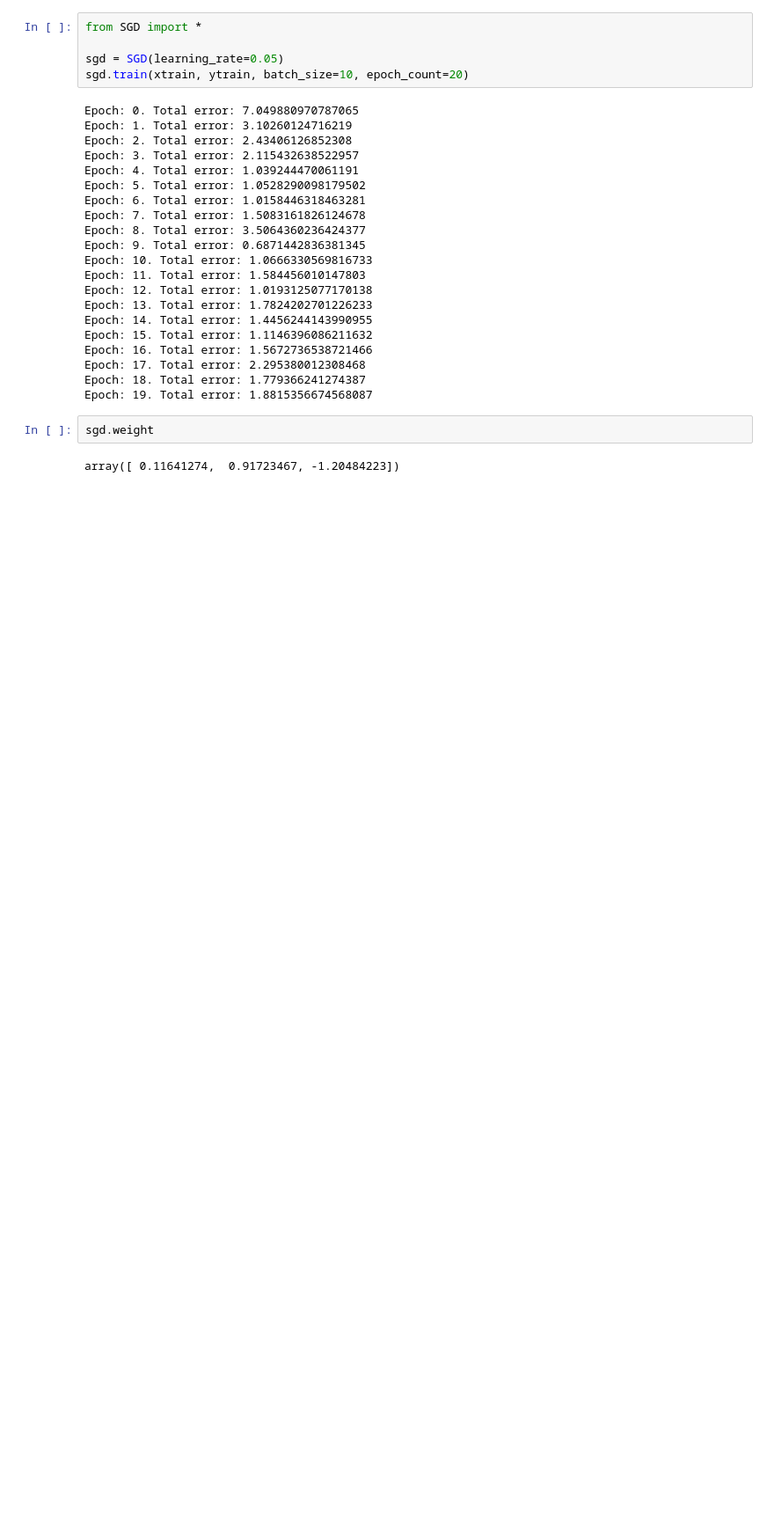
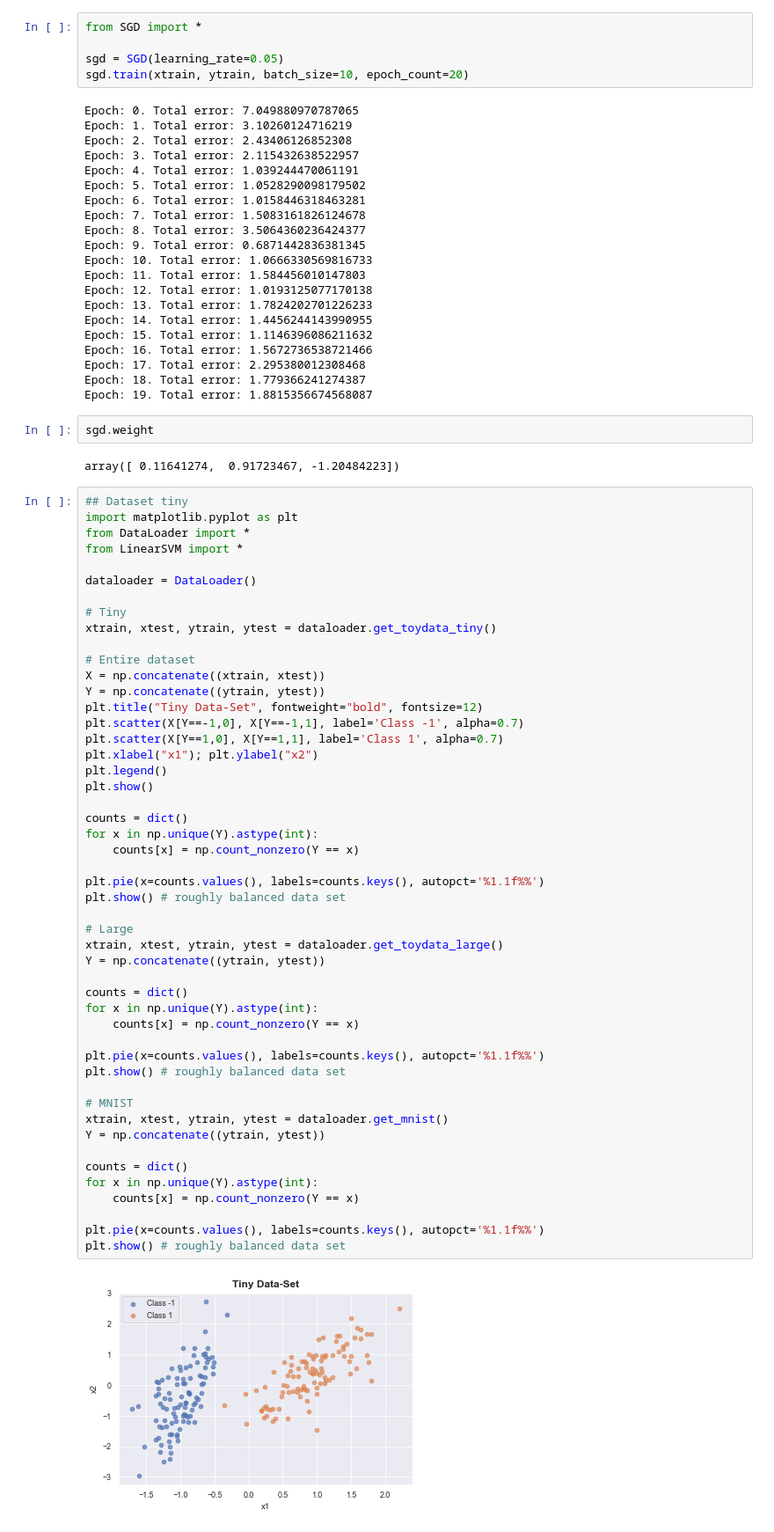
Before and after one commit to glarkstoat/SVM-using-SGD, a Jupyter notebook: test.ipynb, the cells around one changed output. Shown: that part at 88% size. Saved outputs shown, nothing was run; the diff lists cells and outputs as text; blank space fills up the shorter version.

```diff
--- a/test.ipynb
+++ b/test.ipynb
@@ -28,3 +28,54 @@ Epoch: 19. Total error: 1.8815356674568087
 sgd.weight
 # %% [output]
 array([ 0.11641274,  0.91723467, -1.20484223])
+# %%
+## Dataset tiny
+import matplotlib.pyplot as plt
+from DataLoader import *
+from LinearSVM import *
+
+dataloader = DataLoader()
+
+# Tiny
+xtrain, xtest, ytrain, ytest = dataloader.get_toydata_tiny()
+
+# Entire dataset
+X = np.concatenate((xtrain, xtest))
+Y = np.concatenate((ytrain, ytest))
+plt.title("Tiny Data-Set", fontweight="bold", fontsize=12)
+plt.scatter(X[Y==-1,0], X[Y==-1,1], label='Class -1', alpha=0.7)
+plt.scatter(X[Y==1,0], X[Y==1,1], label='Class 1', alpha=0.7)
+plt.xlabel("x1"); plt.ylabel("x2")
+plt.legend()
+plt.show()
+
+counts = dict()
+for x in np.unique(Y).astype(int):
+    counts[x] = np.count_nonzero(Y == x)
+
+plt.pie(x=counts.values(), labels=counts.keys(), autopct='%1.1f%%')
+plt.show() # roughly balanced data set
+
+# Large
+xtrain, xtest, ytrain, ytest = dataloader.get_toydata_large()
+Y = np.concatenate((ytrain, ytest))
+
+counts = dict()
+for x in np.unique(Y).astype(int):
+    counts[x] = np.count_nonzero(Y == x)
+
+plt.pie(x=counts.values(), labels=counts.keys(), autopct='%1.1f%%')
+plt.show() # roughly balanced data set
+
+# MNIST
+xtrain, xtest, ytrain, ytest = dataloader.get_mnist()
+Y = np.concatenate((ytrain, ytest))
+
+counts = dict()
+for x in np.unique(Y).astype(int):
+    counts[x] = np.count_nonzero(Y == x)
+
+plt.pie(x=counts.values(), labels=counts.keys(), autopct='%1.1f%%')
+plt.show() # roughly balanced data set
+# %% [output]
+[figure, added]
```
Also changed, not shown: parts of 13 cells of this notebook, 2 other files.
